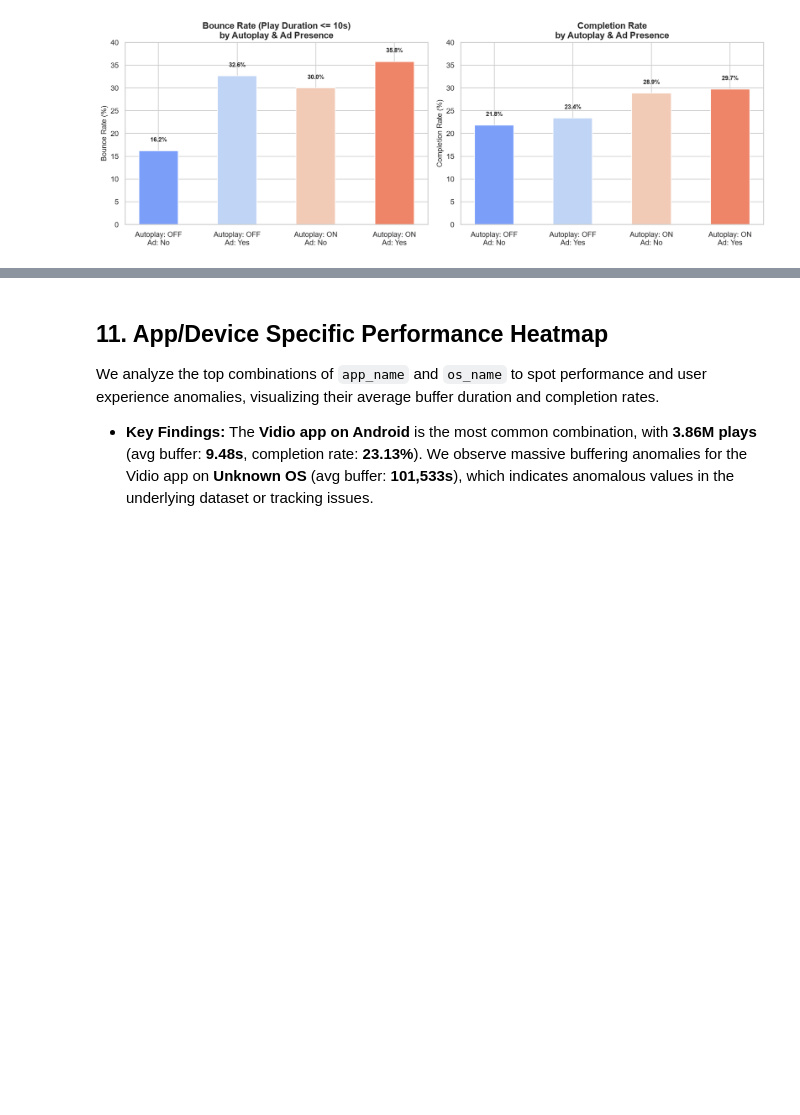
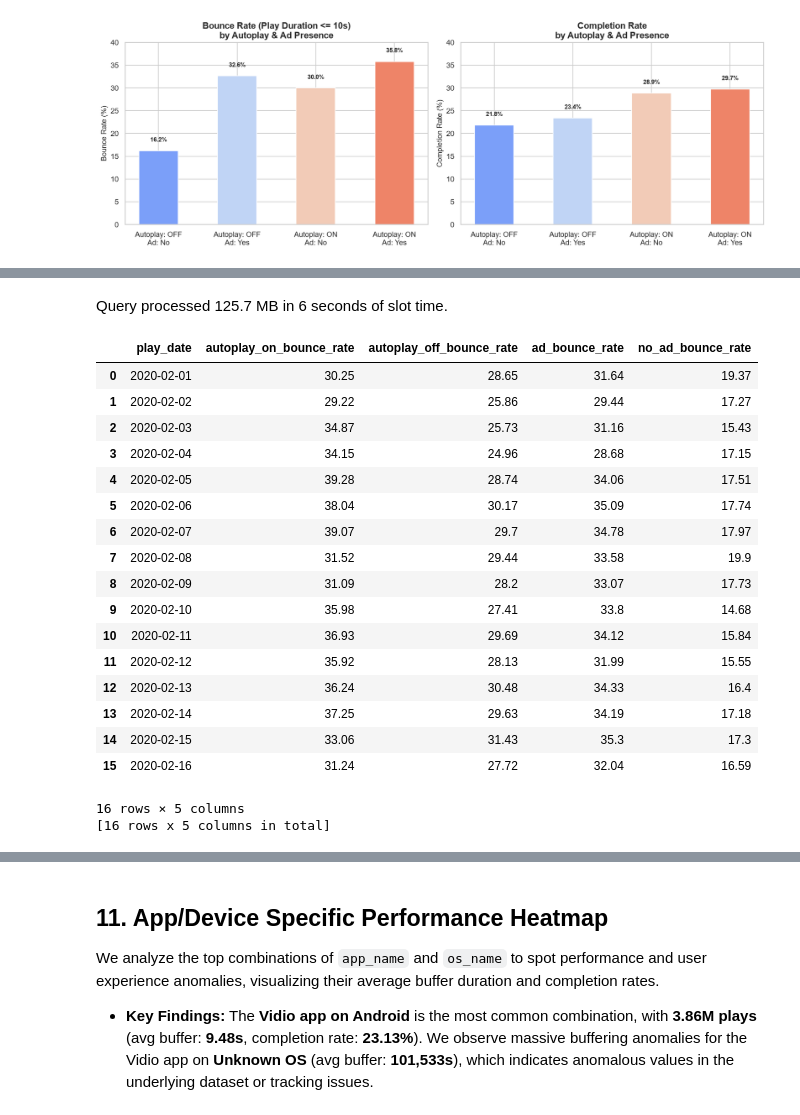
Before and after one commit to rahmalianto/practice, a Jupyter notebook: vidio_eda.ipynb, the cells around one changed output, grey strips where cells are left out. Saved outputs shown, nothing was run; the diff lists cells and outputs as text; code cells hidden in the pictures; blank space fills up the shorter version.

```diff
--- a/vidio_eda.ipynb
+++ b/vidio_eda.ipynb
@@ -1358,0 +1374,35 @@ plt.show()
+# %%
+%%bqsql df_daily_bounce_rates
+SELECT
+  DATE(play_time) AS play_date,
+  -- Autoplay ON vs OFF
+  ROUND(COUNTIF(IFNULL(autoplay, false) = true AND play_duration <= 10) * 100.0 / NULLIF(COUNTIF(IFNULL(autoplay, false) = true), 0), 2) AS autoplay_on_bounce_rate,
+  ROUND(COUNTIF(IFNULL(autoplay, false) = false AND play_duration <= 10) * 100.0 / NULLIF(COUNTIF(IFNULL(autoplay, false) = false), 0), 2) AS autoplay_off_bounce_rate,
+  -- Ad vs No Ad
+  ROUND(COUNTIF(IFNULL(has_ad, false) = true AND play_duration <= 10) * 100.0 / NULLIF(COUNTIF(IFNULL(has_ad, false) = true), 0), 2) AS ad_bounce_rate,
+  ROUND(COUNTIF(IFNULL(has_ad, false) = false AND play_duration <= 10) * 100.0 / NULLIF(COUNTIF(IFNULL(has_ad, false) = false), 0), 2) AS no_ad_bounce_rate
+FROM `bigquery-rahmalianto.practice.vidio_test_raw`
+WHERE play_time IS NOT NULL
+GROUP BY play_date
+ORDER BY play_date
+# %% [output]
+Query processed 125.7 MB in 6 seconds of slot time.
+|  | play_date | autoplay_on_bounce_rate | autoplay_off_bounce_rate | ad_bounce_rate | no_ad_bounce_rate |
+| 0 | 2020-02-01 | 30.25 | 28.65 | 31.64 | 19.37 |
+| 1 | 2020-02-02 | 29.22 | 25.86 | 29.44 | 17.27 |
+| 2 | 2020-02-03 | 34.87 | 25.73 | 31.16 | 15.43 |
+| 3 | 2020-02-04 | 34.15 | 24.96 | 28.68 | 17.15 |
+| 4 | 2020-02-05 | 39.28 | 28.74 | 34.06 | 17.51 |
+| 5 | 2020-02-06 | 38.04 | 30.17 | 35.09 | 17.74 |
+| 6 | 2020-02-07 | 39.07 | 29.7 | 34.78 | 17.97 |
+| 7 | 2020-02-08 | 31.52 | 29.44 | 33.58 | 19.9 |
+| 8 | 2020-02-09 | 31.09 | 28.2 | 33.07 | 17.73 |
+| 9 | 2020-02-10 | 35.98 | 27.41 | 33.8 | 14.68 |
+| 10 | 2020-02-11 | 36.93 | 29.69 | 34.12 | 15.84 |
+| 11 | 2020-02-12 | 35.92 | 28.13 | 31.99 | 15.55 |
+| 12 | 2020-02-13 | 36.24 | 30.48 | 34.33 | 16.4 |
+| 13 | 2020-02-14 | 37.25 | 29.63 | 34.19 | 17.18 |
+| 14 | 2020-02-15 | 33.06 | 31.43 | 35.3 | 17.3 |
+| 15 | 2020-02-16 | 31.24 | 27.72 | 32.04 | 16.59 |
+16 rows × 5 columns
+[16 rows x 5 columns in total]
```
Also changed, not shown: parts of 6 cells of this notebook, 1 other file.
